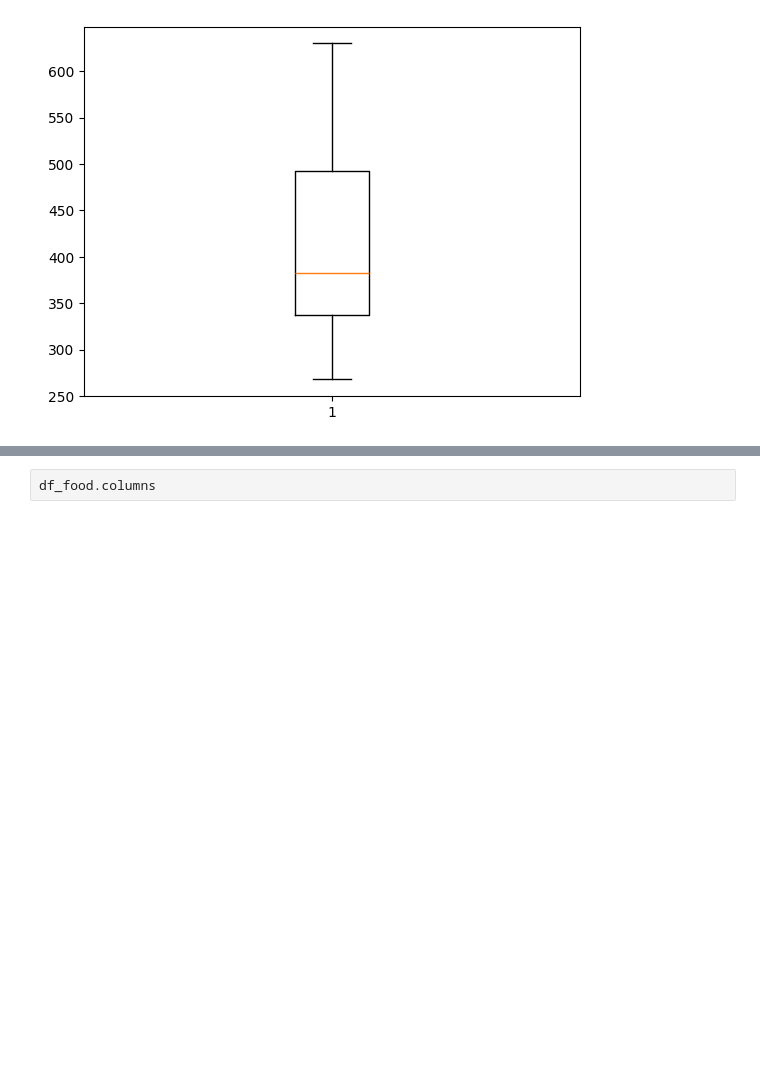
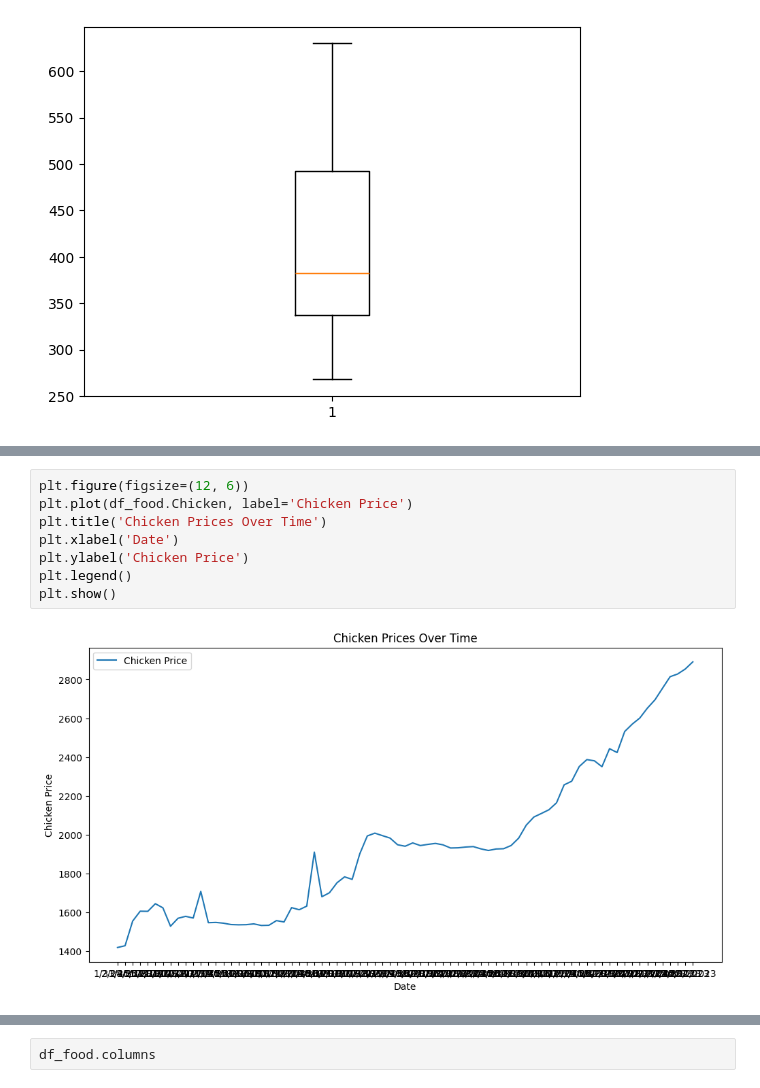
Before and after one commit to SamBoss19/Price-Prediction-Analysis, a Jupyter notebook: Foodprice.ipynb, the cells around one changed output, grey strips where cells are left out. Saved outputs shown, nothing was run; the diff lists cells and outputs as text; blank space fills up the shorter version.

```diff
--- a/Foodprice.ipynb
+++ b/Foodprice.ipynb
@@ -134,0 +133,10 @@ plt.plot(df_food['Yam tuber'])
+# %%
+plt.figure(figsize=(12, 6))
+plt.plot(df_food.Chicken, label='Chicken Price')
+plt.title('Chicken Prices Over Time')
+plt.xlabel('Date')
+plt.ylabel('Chicken Price')
+plt.legend()
+plt.show()
+# %% [output]
+[figure, added]
```
Also changed, not shown: parts of 16 cells of this notebook.
